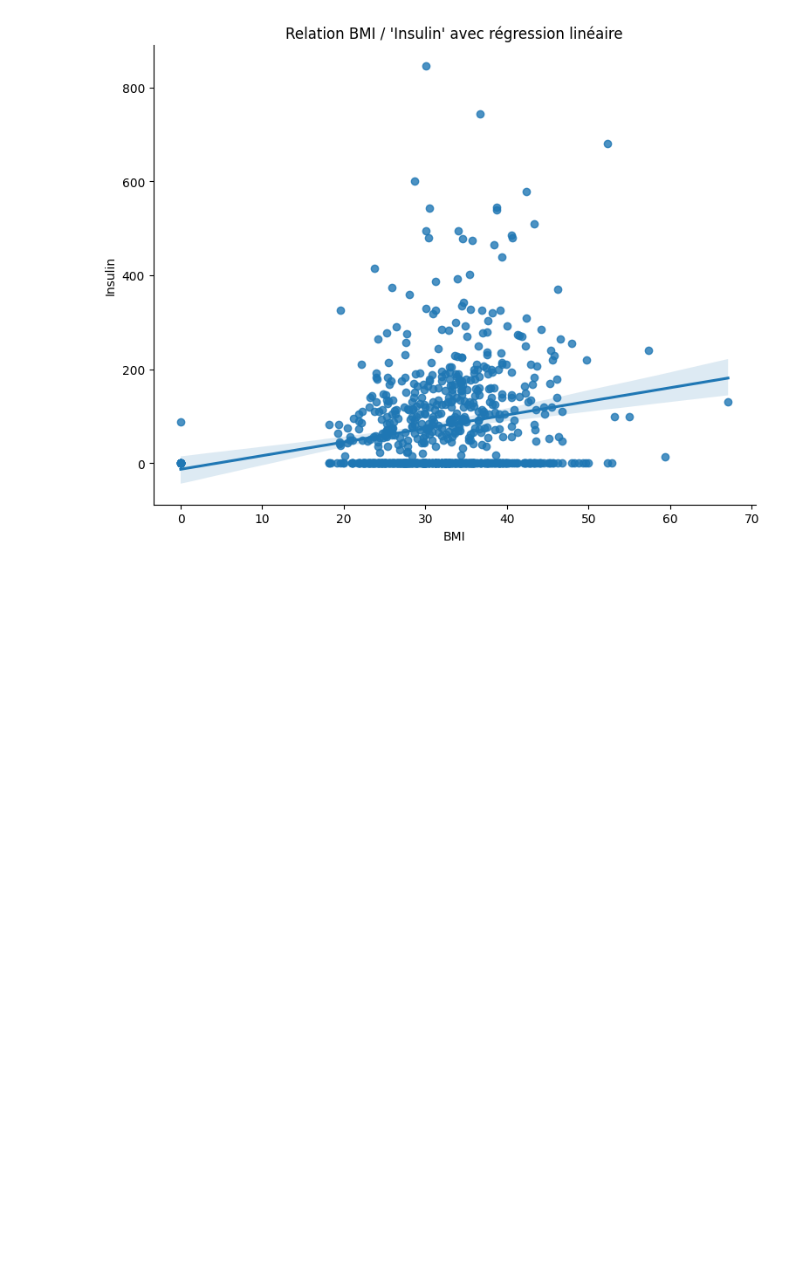
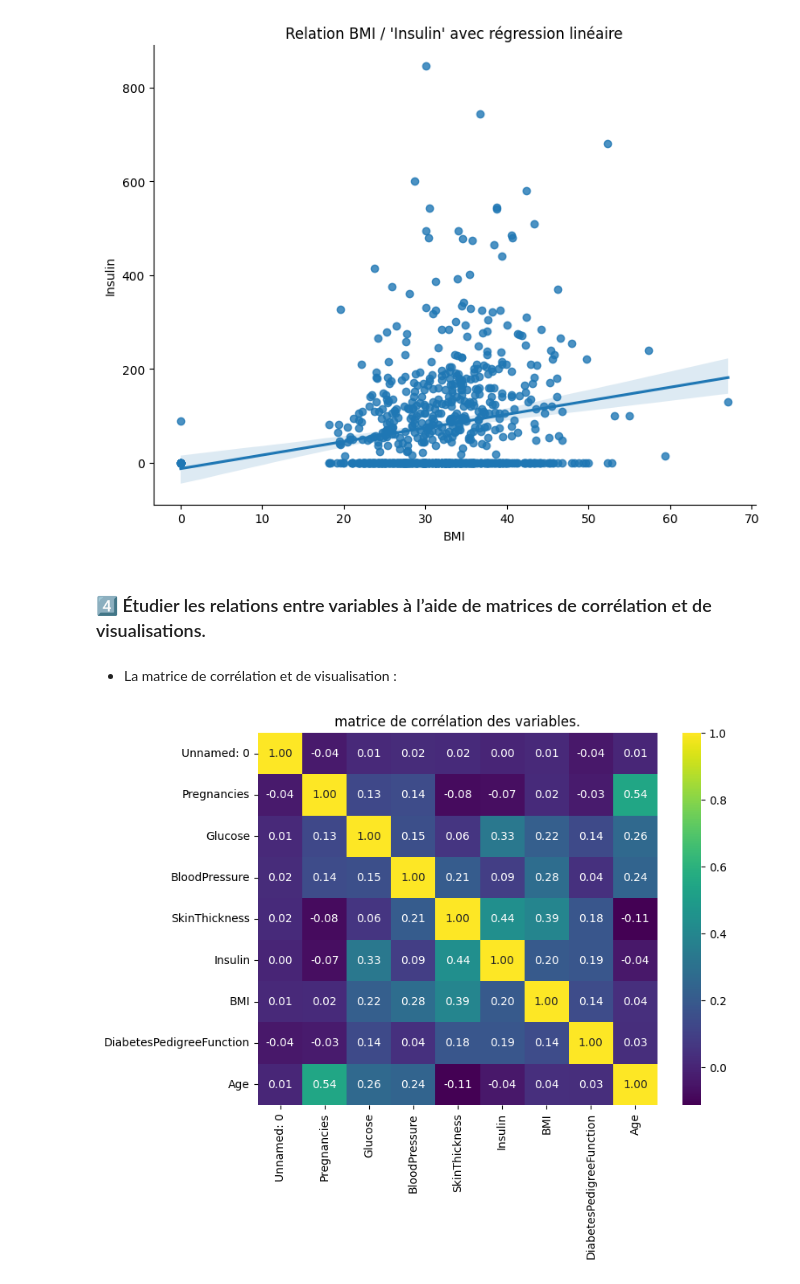
Before and after one commit to bouchramilo/Analysis_and_Prediction_of_the_Risk_of_Diabetes, a Jupyter notebook: EDA.ipynb, the cells around one changed output. Cells and saved outputs as stored; diff of their text form; code cells hidden in the pictures; blank space fills up the shorter version.

Commit message:
APRD-8 Analyser les corrélations entre variables

```diff
--- a/EDA.ipynb
+++ b/EDA.ipynb
@@ -275,3 +275,14 @@ plt.ylabel("Insulin")
 plt.show()
 # %% [output]
 [figure]
+# %% [markdown]
+### 4️⃣ Étudier les relations entre variables à l’aide de matrices de corrélation et de visualisations.
+# %% [markdown]
+* La matrice de corrélation et de visualisation :
+# %%
+plt.figure(figsize=(8, 6))
+sbn.heatmap(dataset.corr(), annot=True, cmap='viridis', fmt=".2f")
+plt.title("matrice de corrélation des variables.")
+plt.show()
+# %% [output]
+[figure, added]
```
Also changed, not shown: parts of 1 cell of this notebook.
